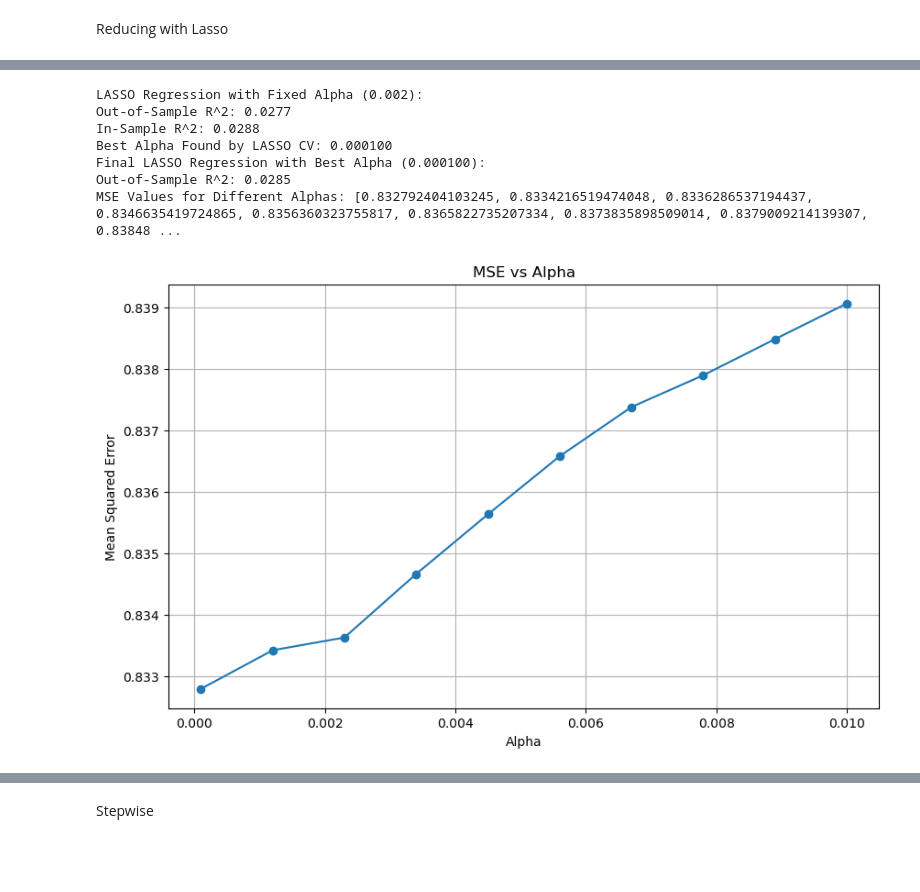
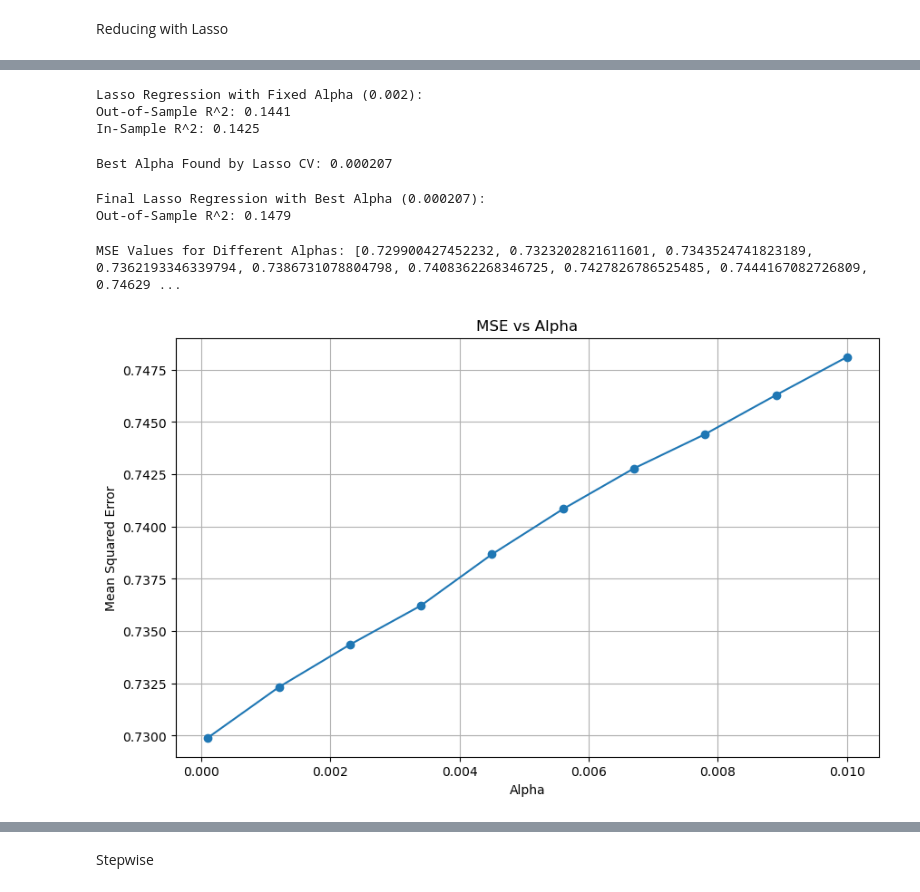
Before and after one commit to stat220/final-lab-aabb-team-group-1, a Jupyter notebook: finalLab.ipynb, the cells around one changed output, grey strips where cells are left out. Saved outputs shown, nothing was run; the diff lists cells and outputs as text; code cells hidden in the pictures; blank space fills up the shorter version.

```diff
--- a/finalLab.ipynb
+++ b/finalLab.ipynb
@@ -349,2 +362,20 @@ R^2 on Testing Data: 0.02864752004973037
 # %% [markdown]
 Reducing with Lasso
+# %%
+
+# I had 1800 columns so my stepwise was taking ages to work, so I did this.
+print(X_full.describe)
+correlations = X_full.corrwith(y).abs()
+
+
+high_corr_predictors = correlations[correlations > 0.1].index
+X_reduced = X_full[high_corr_predictors]
+
+print(f"Reduced predictors based on correlation: {len(high_corr_predictors)}")
+print(X_reduced.columns)
+
+X_train, X_test, y_train, y_test = train_test_split(X_reduced, y, test_size=0.2, random_state=42)
+X_train_const = sm.add_constant(X_train)
+
+model_reduced = sm.OLS(y_train, X_train_const).fit()
+print(model_reduced.summary())
@@ -353,73 +419,66 @@ from sklearn.linear_model import Lasso, LassoCV
 from sklearn.preprocessing import StandardScaler
 
 
-X_expanded = pd.concat([X_transformed[selected_predictors], X_selected], axis=1)
-
-
-X_train, X_test, y_train, y_test = train_test_split(X_expanded, y, test_size=0.2, random_state=42)
-
+X_train, X_test, y_train, y_test = train_test_split(X_reduced, y, test_size=0.2, random_state=42)
 
 scaler_X = StandardScaler()
 X_train_scaled = scaler_X.fit_transform(X_train)
 X_test_scaled = scaler_X.transform(X_test)
 
-
-lasso = Lasso(alpha=0.002, max_iter=5000, random_state=42)
+lasso = Lasso(alpha=0.002, max_iter=1000, random_state=42)
 lasso.fit(X_train_scaled, y_train)
-
 
 preds_lasso = lasso.predict(X_test_scaled)
 r2_out_of_sample = r2_score(y_test, preds_lasso)
-print(f"LASSO Regression with Fixed Alpha (0.002):")
+print(f"Lasso Regression with Fixed Alpha (0.002):")
 print(f"Out-of-Sample R^2: {r2_out_of_sample:.4f}")
 
 preds_lasso_train = lasso.predict(X_train_scaled)
 r2_in_sample = r2_score(y_train, preds_lasso_train)
 print(f"In-Sample R^2: {r2_in_sample:.4f}")
 
-
-lasso_cv = LassoCV(cv=5, random_state=42, max_iter=5000)
+lasso_cv = LassoCV(cv=5, random_state=42)
 lasso_cv.fit(X_train_scaled, y_train)
 
 best_alpha = lasso_cv.alpha_
-print(f"Best Alpha Found by LASSO CV: {best_alpha:.6f}")
+print(f"Best Alpha Found by Lasso CV: {best_alpha:.6f}")
 
-
-lasso_best = Lasso(alpha=best_alpha, max_iter=5000, random_state=42)
+lasso_best = Lasso(alpha=best_alpha, max_iter=1000, random_state=42)
 lasso_best.fit(X_train_scaled, y_train)
 
 
 final_preds_lasso = lasso_best.predict(X_test_scaled)
 final_r2_out_of_sample = r2_score(y_test, final_preds_lasso)
-print(f"Final LASSO Regression with Best Alpha ({best_alpha:.6f}):")
+print(f"Final Lasso Regression with Best Alpha ({best_alpha:.6f}):")
 print(f"Out-of-Sample R^2: {final_r2_out_of_sample:.4f}")
 
 
 alphas = np.linspace(0.0001, 0.01, 10)
 mse_vals = []
 
 for alpha in alphas:
-    lasso = Lasso(alpha=alpha, max_iter=5000, random_state=42)
+    lasso = Lasso(alpha=alpha, max_iter=1000, random_state=42)
     lasso.fit(X_train_scaled, y_train)
     preds_scaled = lasso.predict(X_test_scaled)
     mse_vals.append(mean_squared_error(y_test, preds_scaled))
 
+
+
 print("MSE Values for Different Alphas:", mse_vals)
-
 
 plt.figure(figsize=(10, 6))
 plt.plot(alphas, mse_vals, marker='o')
 plt.title('MSE vs Alpha')
 plt.xlabel('Alpha')
 plt.ylabel('Mean Squared Error')
 plt.grid(True)
 plt.show()
 # %% [output]
-LASSO Regression with Fixed Alpha (0.002):
-Out-of-Sample R^2: 0.0277
-In-Sample R^2: 0.0288
-Best Alpha Found by LASSO CV: 0.000100
-Final LASSO Regression with Best Alpha (0.000100):
-Out-of-Sample R^2: 0.0285
-MSE Values for Different Alphas: [0.832792404103245, 0.8334216519474048, 0.8336286537194437, 0.8346635419724865, 0.8356360323755817, 0.8365822735207334, 0.8373835898509014, 0.8379009214139307, 0.83848 ...
+Lasso Regression with Fixed Alpha (0.002):
+Out-of-Sample R^2: 0.1441
+In-Sample R^2: 0.1425
+Best Alpha Found by Lasso CV: 0.000207
+Final Lasso Regression with Best Alpha (0.000207):
+Out-of-Sample R^2: 0.1479
+MSE Values for Different Alphas: [0.729900427452232, 0.7323202821611601, 0.7343524741823189, 0.7362193346339794, 0.7386731078804798, 0.7408362268346725, 0.7427826786525485, 0.7444167082726809, 0.74629 ...
-[figure, old version]
+[figure, new version]
```
Also changed, not shown: parts of 11 cells of this notebook.
